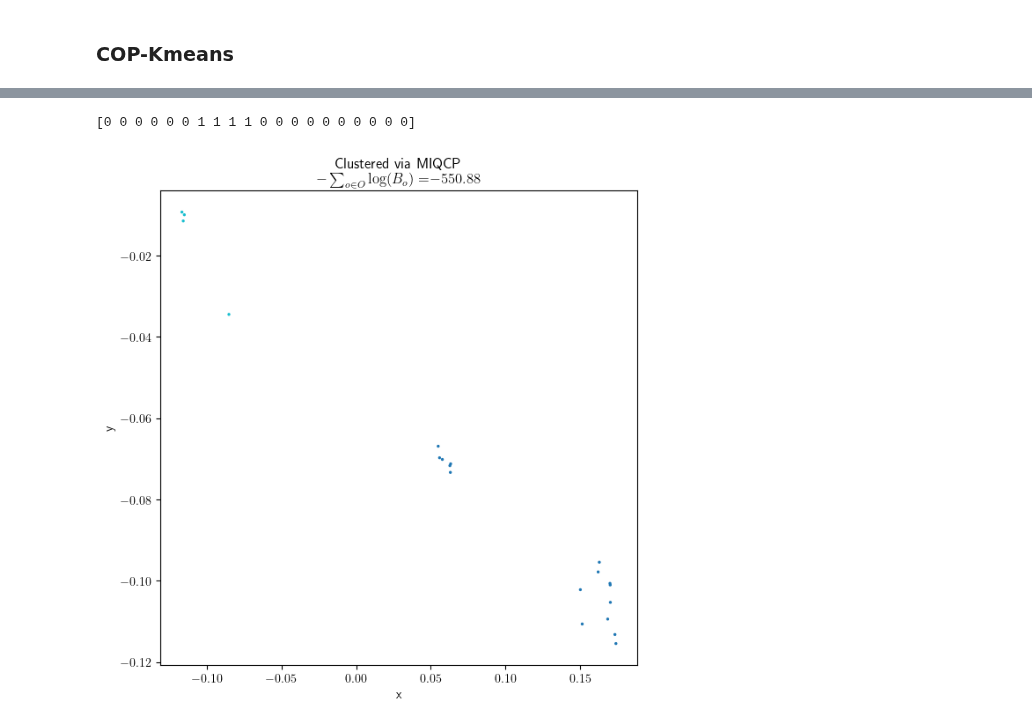
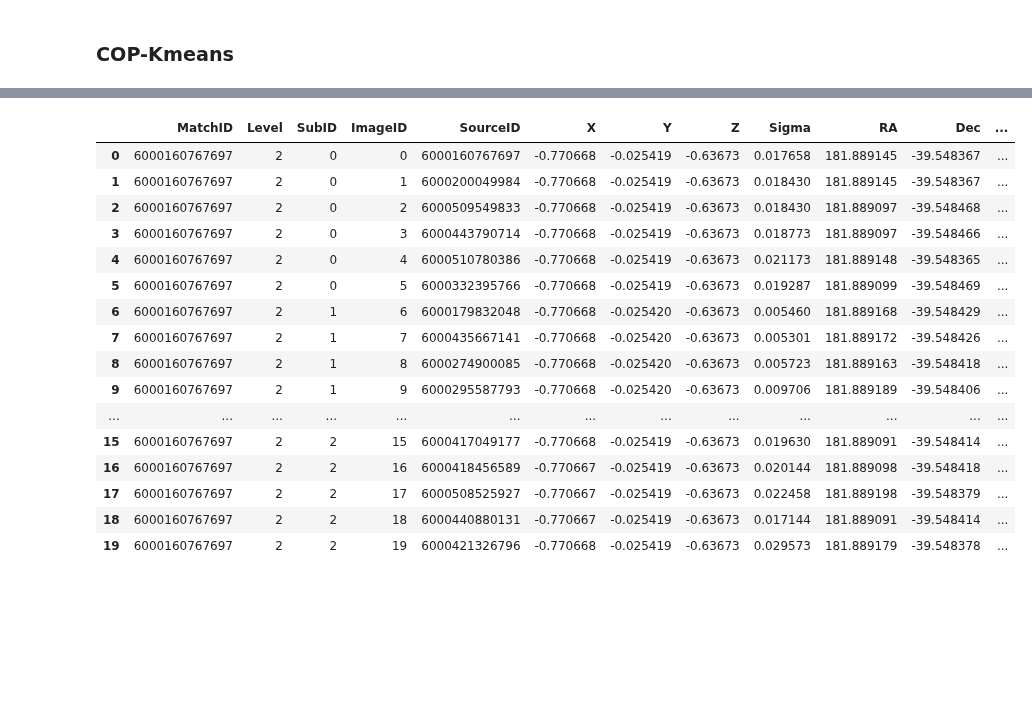
Before and after one commit to jacobf18/astronomical-matching, a Jupyter notebook: hubble.ipynb, the cells around one changed output, grey strips where cells are left out. Cells and saved outputs as stored; diff of their text form; code cells hidden in the pictures; blank space fills up the shorter version.

```diff
--- a/hubble.ipynb
+++ b/hubble.ipynb
@@ -707,15 +549,21 @@ Best objective -5.506733941148e+02, best bound -5.506733941148e+02, gap 0.0000%
-# %%
-print(labels)
-plt.figure(figsize=(7,7))
-plt.scatter(data_df_2['coord1 (arcseconds)'],
-            data_df_2['coord2 (arcseconds)'],
-            s=2.0, c = labels, cmap='tab10')
-plt.title("Clustered via MIQCP\n"
-            r"$-\sum_{{o\in O}}\log(B_o)=$"
-            f"${neg_log_bayes(data_df_2, labels):.2f}$")
-plt.xlabel('x')
-plt.ylabel('y')
-plt.show()
-# %% [output]
-[0 0 0 0 0 0 1 1 1 1 0 0 0 0 0 0 0 0 0 0]
-[figure, removed]
+# %%
+data_df_2 = load_data("data/match_6000160767697.csv")
+data_df_2
+# %% [output]
+|  | MatchID | Level | SubID | ImageID | SourceID | X | Y | Z | Sigma | RA | Dec | ... |
+| 0 | 6000160767697 | 2 | 0 | 0 | 6000160767697 | -0.770668 | -0.025419 | -0.63673 | 0.017658 | 181.889145 | -39.548367 | ... |
+| 1 | 6000160767697 | 2 | 0 | 1 | 6000200049984 | -0.770668 | -0.025419 | -0.63673 | 0.018430 | 181.889145 | -39.548367 | ... |
+| 2 | 6000160767697 | 2 | 0 | 2 | 6000509549833 | -0.770668 | -0.025419 | -0.63673 | 0.018430 | 181.889097 | -39.548468 | ... |
+| 3 | 6000160767697 | 2 | 0 | 3 | 6000443790714 | -0.770668 | -0.025419 | -0.63673 | 0.018773 | 181.889097 | -39.548466 | ... |
+| 4 | 6000160767697 | 2 | 0 | 4 | 6000510780386 | -0.770668 | -0.025419 | -0.63673 | 0.021173 | 181.889148 | -39.548365 | ... |
+| 5 | 6000160767697 | 2 | 0 | 5 | 6000332395766 | -0.770668 | -0.025419 | -0.63673 | 0.019287 | 181.889099 | -39.548469 | ... |
+| 6 | 6000160767697 | 2 | 1 | 6 | 6000179832048 | -0.770668 | -0.025420 | -0.63673 | 0.005460 | 181.889168 | -39.548429 | ... |
+| 7 | 6000160767697 | 2 | 1 | 7 | 6000435667141 | -0.770668 | -0.025420 | -0.63673 | 0.005301 | 181.889172 | -39.548426 | ... |
+| 8 | 6000160767697 | 2 | 1 | 8 | 6000274900085 | -0.770668 | -0.025420 | -0.63673 | 0.005723 | 181.889163 | -39.548418 | ... |
+| 9 | 6000160767697 | 2 | 1 | 9 | 6000295587793 | -0.770668 | -0.025420 | -0.63673 | 0.009706 | 181.889189 | -39.548406 | ... |
+| ... | ... | ... | ... | ... | ... | ... | ... | ... | ... | ... | ... | ... |
+| 15 | 6000160767697 | 2 | 2 | 15 | 6000417049177 | -0.770668 | -0.025419 | -0.63673 | 0.019630 | 181.889091 | -39.548414 | ... |
+| 16 | 6000160767697 | 2 | 2 | 16 | 6000418456589 | -0.770667 | -0.025419 | -0.63673 | 0.020144 | 181.889098 | -39.548418 | ... |
+| 17 | 6000160767697 | 2 | 2 | 17 | 6000508525927 | -0.770667 | -0.025419 | -0.63673 | 0.022458 | 181.889198 | -39.548379 | ... |
+| 18 | 6000160767697 | 2 | 2 | 18 | 6000440880131 | -0.770667 | -0.025419 | -0.63673 | 0.017144 | 181.889091 | -39.548414 | ... |
+| 19 | 6000160767697 | 2 | 2 | 19 | 6000421326796 | -0.770668 | -0.025419 | -0.63673 | 0.029573 | 181.889179 | -39.548378 | ... |
```
Also changed, not shown: parts of 29 cells of this notebook, 9 other files.
